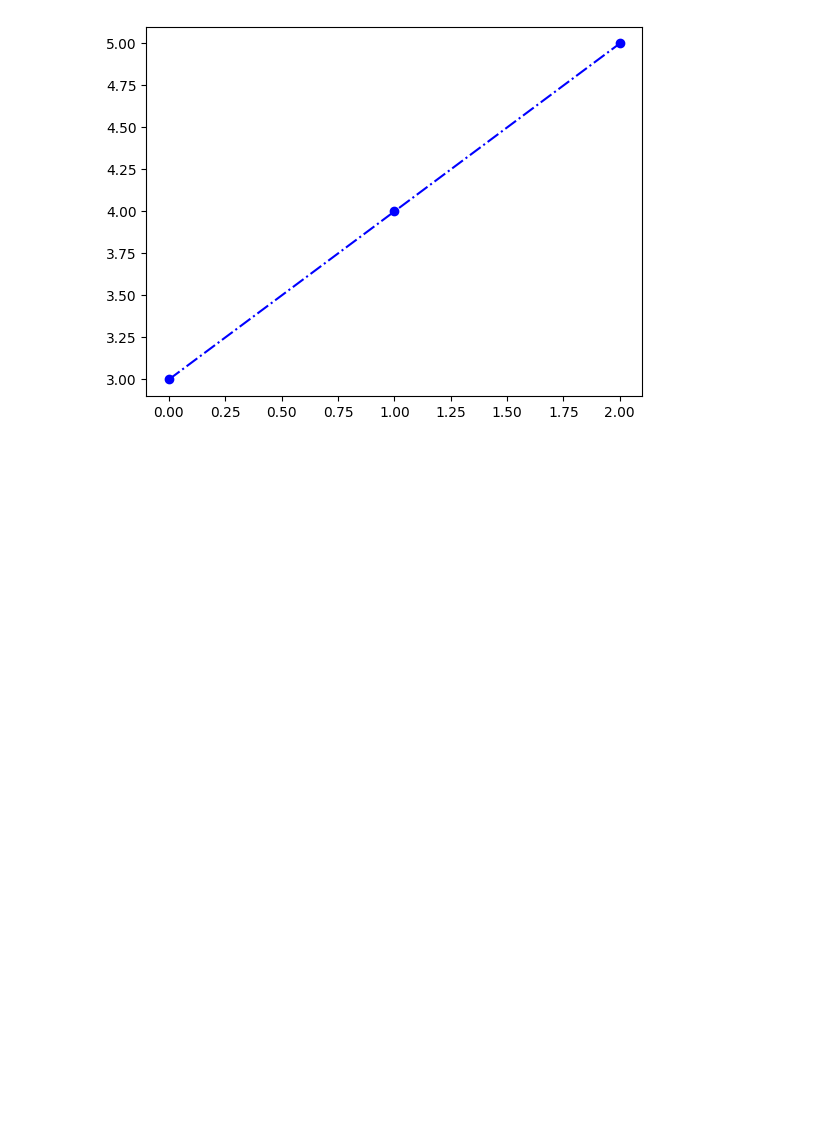
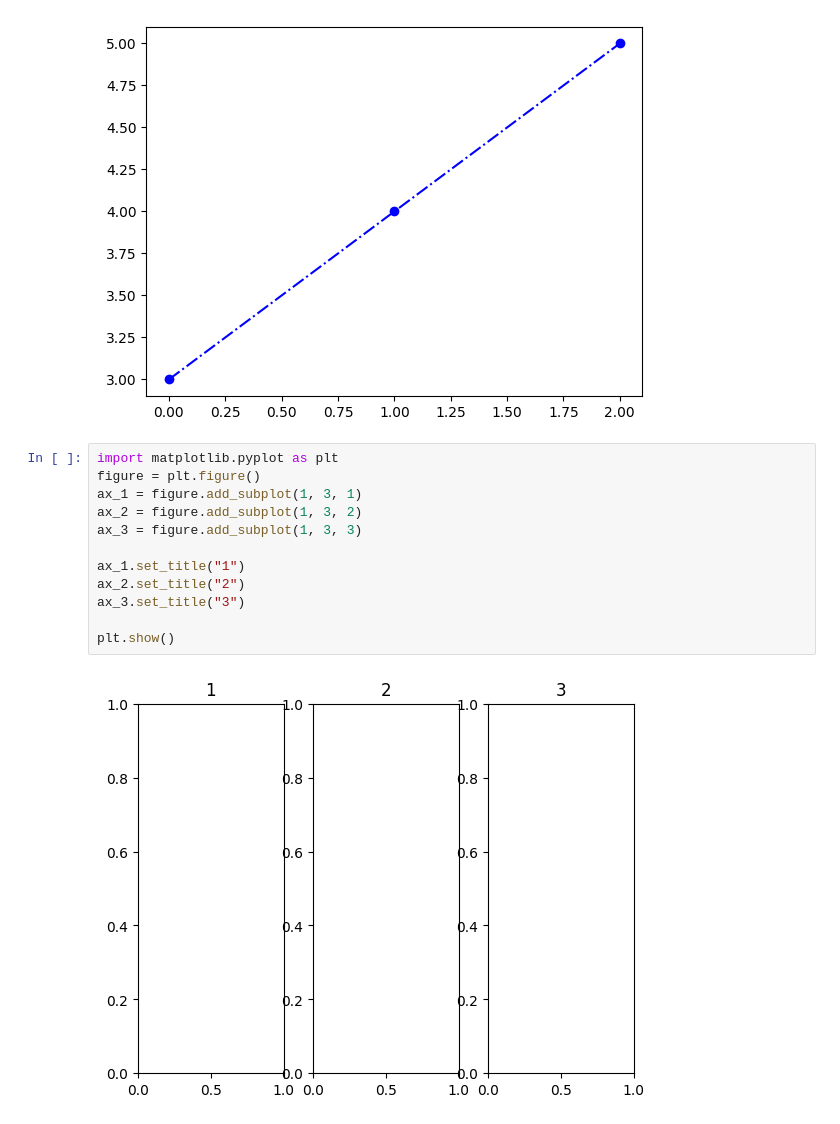
Before and after one commit to Jonas-0819/__20240731-2, a Jupyter notebook: lesson13/lesson13_1.ipynb, the cells around one changed output. Cells and saved outputs as stored; diff of their text form; blank space fills up the shorter version.

```diff
--- a/lesson13/lesson13_1.ipynb
+++ b/lesson13/lesson13_1.ipynb
@@ -19,3 +19,17 @@ ax_1.plot(X, Y, 'bo-.')
 plt.show()
 # %% [output]
 [figure]
+# %%
+import matplotlib.pyplot as plt
+figure = plt.figure()
+ax_1 = figure.add_subplot(1, 3, 1)
+ax_2 = figure.add_subplot(1, 3, 2)
+ax_3 = figure.add_subplot(1, 3, 3)
+
+ax_1.set_title("1")
+ax_2.set_title("2")
+ax_3.set_title("3")
+
+plt.show()
+# %% [output]
+[figure, added]
```
Also changed, not shown: parts of 2 cells of this notebook.
